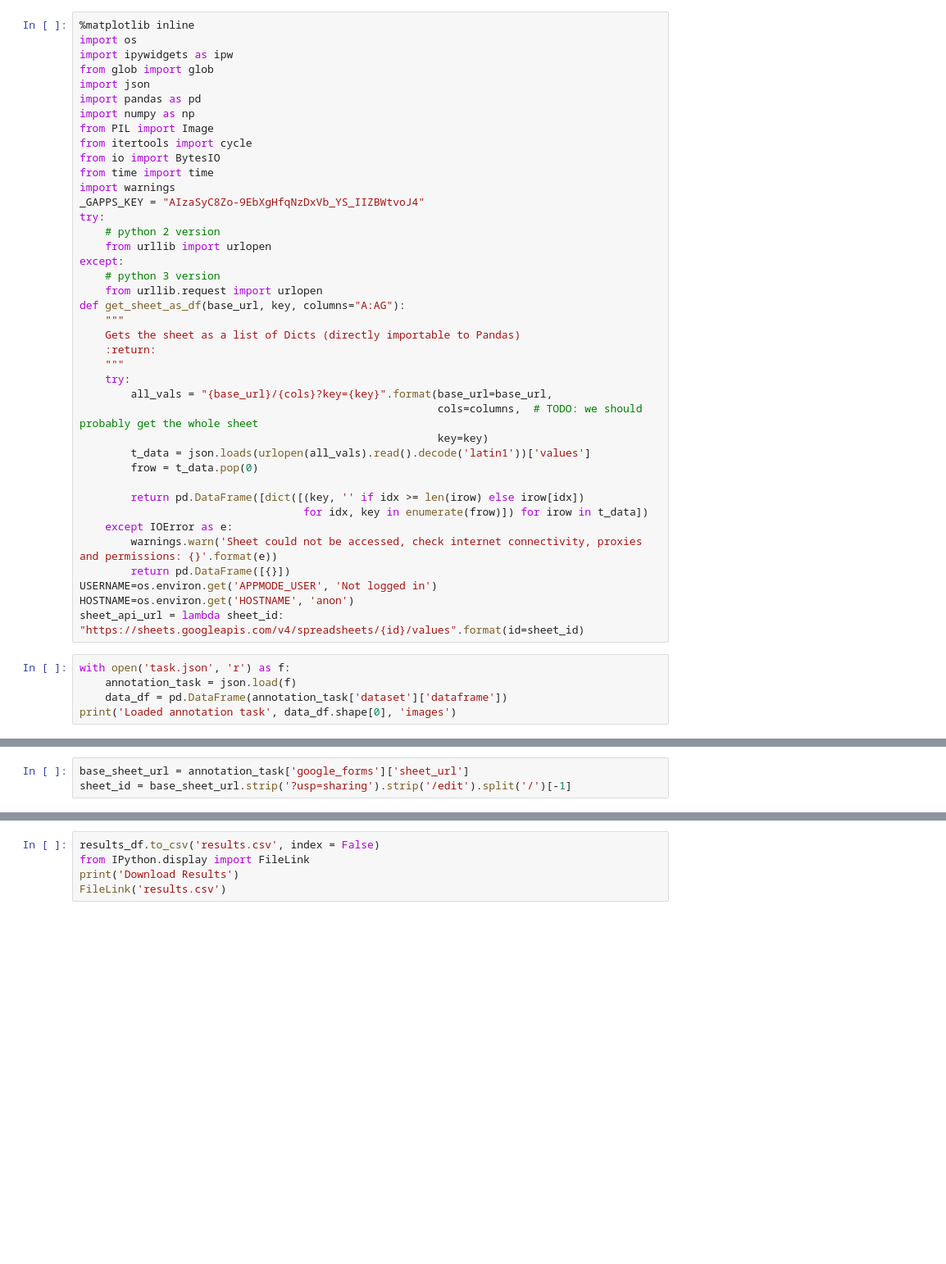
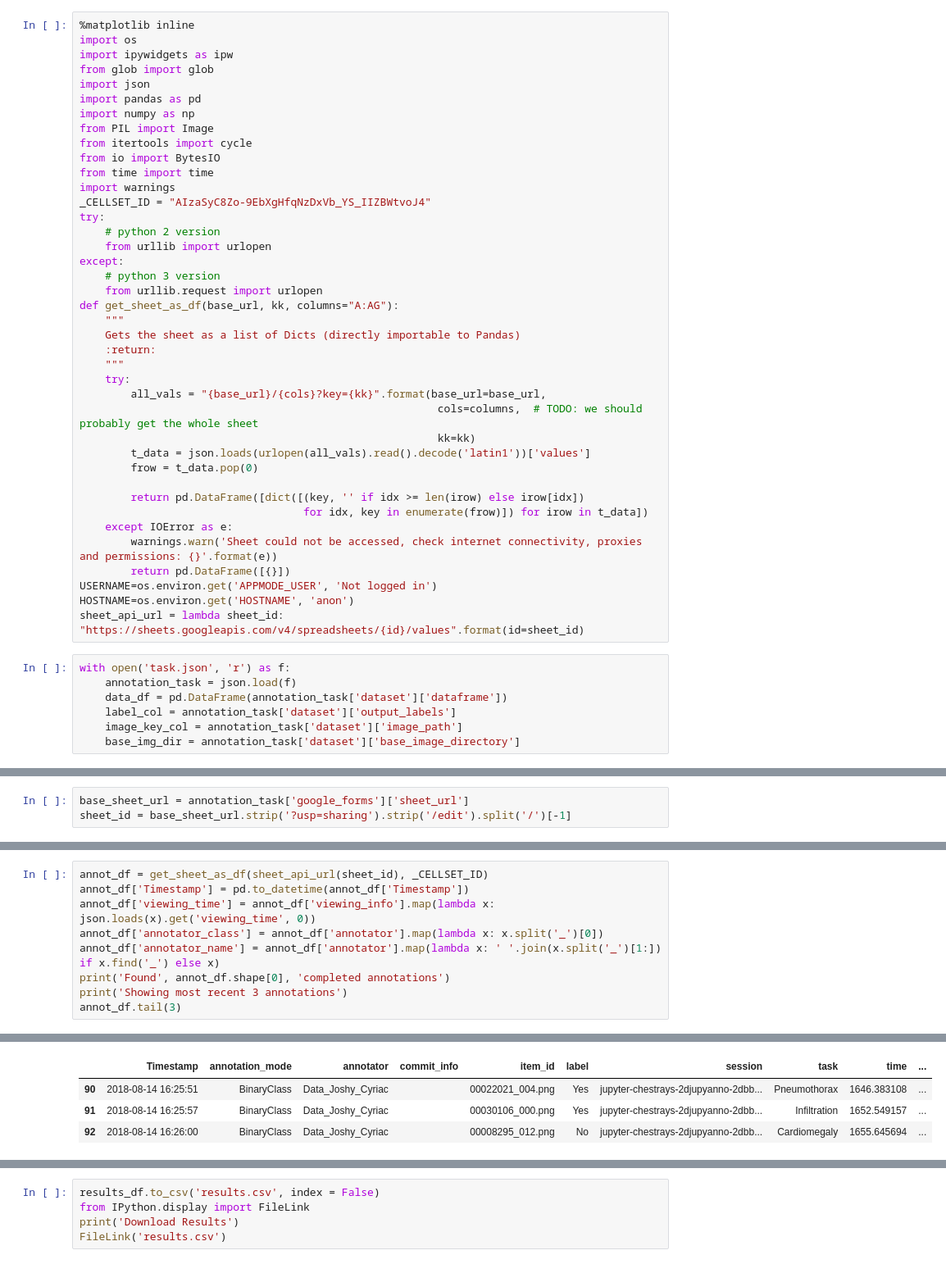
Before and after one commit to chestrays/jupyanno, a Jupyter notebook: dashboard.ipynb, the cells around one changed output, grey strips where cells are left out. Shown: that part at 82% size. Cells and saved outputs as stored; diff of their text form; blank space fills up the shorter version.

Commit message:
fancy new binary-task compatible dashboard
here we show a few basic views for the dashboard

```diff
--- a/dashboard.ipynb
+++ b/dashboard.ipynb
@@ -20,22 +20,22 @@ from itertools import cycle
 from io import BytesIO
 from time import time
 import warnings
-_GAPPS_KEY = "AIzaSyC8Zo-9EbXgHfqNzDxVb_YS_IIZBWtvoJ4"
+_CELLSET_ID = "AIzaSyC8Zo-9EbXgHfqNzDxVb_YS_IIZBWtvoJ4"
 try:
     # python 2 version
     from urllib import urlopen
 except:
     # python 3 version
     from urllib.request import urlopen
-def get_sheet_as_df(base_url, key, columns="A:AG"):
+def get_sheet_as_df(base_url, kk, columns="A:AG"):
     """
     Gets the sheet as a list of Dicts (directly importable to Pandas)
     :return:
     """
     try:
-        all_vals = "{base_url}/{cols}?key={key}".format(base_url=base_url,
+        all_vals = "{base_url}/{cols}?key={kk}".format(base_url=base_url,
                                                         cols=columns,  # TODO: we should probably get the whole sheet
-                                                        key=key)
+                                                        kk=kk)
         t_data = json.loads(urlopen(all_vals).read().decode('latin1'))['values']
         frow = t_data.pop(0)
 
@@ -51,4 +51,6 @@ sheet_api_url = lambda sheet_id: "https://sheets.googleapis.com/v4/spreadsheets/
 with open('task.json', 'r') as f:
     annotation_task = json.load(f)
     data_df = pd.DataFrame(annotation_task['dataset']['dataframe'])
-print('Loaded annotation task', data_df.shape[0], 'images')
+    label_col = annotation_task['dataset']['output_labels']
+    image_key_col = annotation_task['dataset']['image_path']
+    base_img_dir = annotation_task['dataset']['base_image_directory']
@@ -106,0 +60,10 @@ for c_user, c_df in results_df.groupby('annotator'):
+# %%
+annot_df = get_sheet_as_df(sheet_api_url(sheet_id), _CELLSET_ID)
+annot_df['Timestamp'] = pd.to_datetime(annot_df['Timestamp'])
+annot_df['viewing_time'] = annot_df['viewing_info'].map(lambda x: json.loads(x).get('viewing_time', 0))
+annot_df['annotator_class'] = annot_df['annotator'].map(lambda x: x.split('_')[0])
+annot_df['annotator_name'] = annot_df['annotator'].map(lambda x: ' '.join(x.split('_')[1:]) if x.find('_') else x)
+print('Found', annot_df.shape[0], 'completed annotations')
+print('Showing most recent 3 annotations')
+annot_df.tail(3)
+# %% [output]
@@ -106,0 +72,4 @@ for c_user, c_df in results_df.groupby('annotator'):
+|  | Timestamp | annotation_mode | annotator | commit_info | item_id | label | session | task | time | ... |
+| 90 | 2018-08-14 16:25:51 | BinaryClass | Data_Joshy_Cyriac |  | 00022021_004.png | Yes | jupyter-chestrays-2djupyanno-2dbb... | Pneumothorax | 1646.383108 | ... |
+| 91 | 2018-08-14 16:25:57 | BinaryClass | Data_Joshy_Cyriac |  | 00030106_000.png | Yes | jupyter-chestrays-2djupyanno-2dbb... | Infiltration | 1652.549157 | ... |
+| 92 | 2018-08-14 16:26:00 | BinaryClass | Data_Joshy_Cyriac |  | 00008295_012.png | No | jupyter-chestrays-2djupyanno-2dbb... | Cardiomegaly | 1655.645694 | ... |
```
Also changed, not shown: parts of 21 cells of this notebook.
